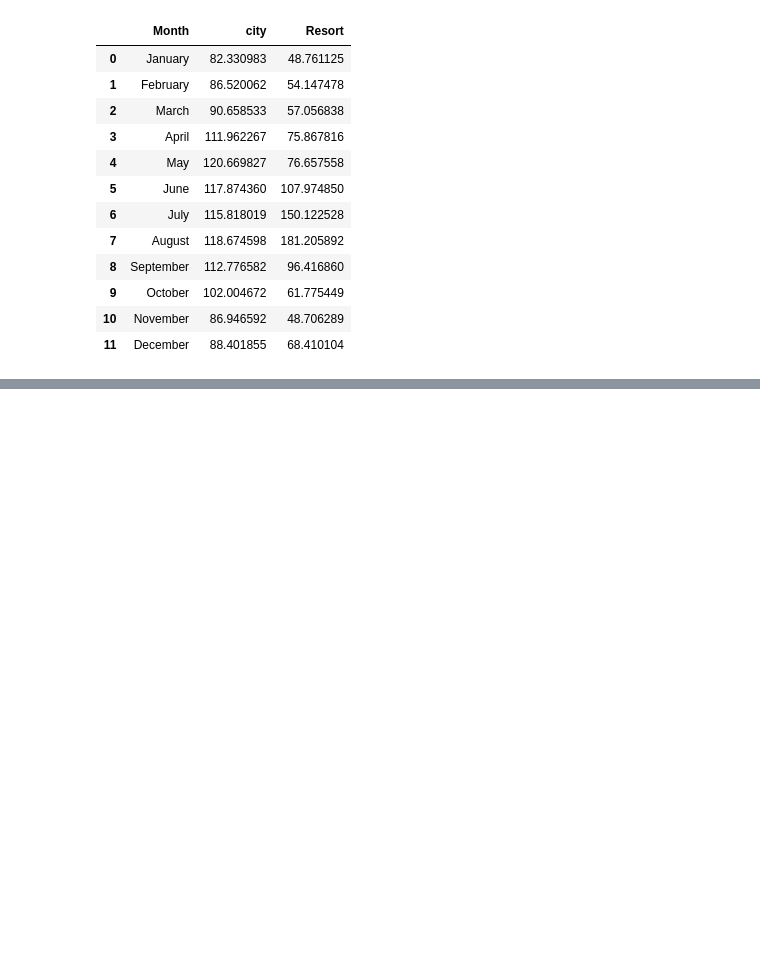
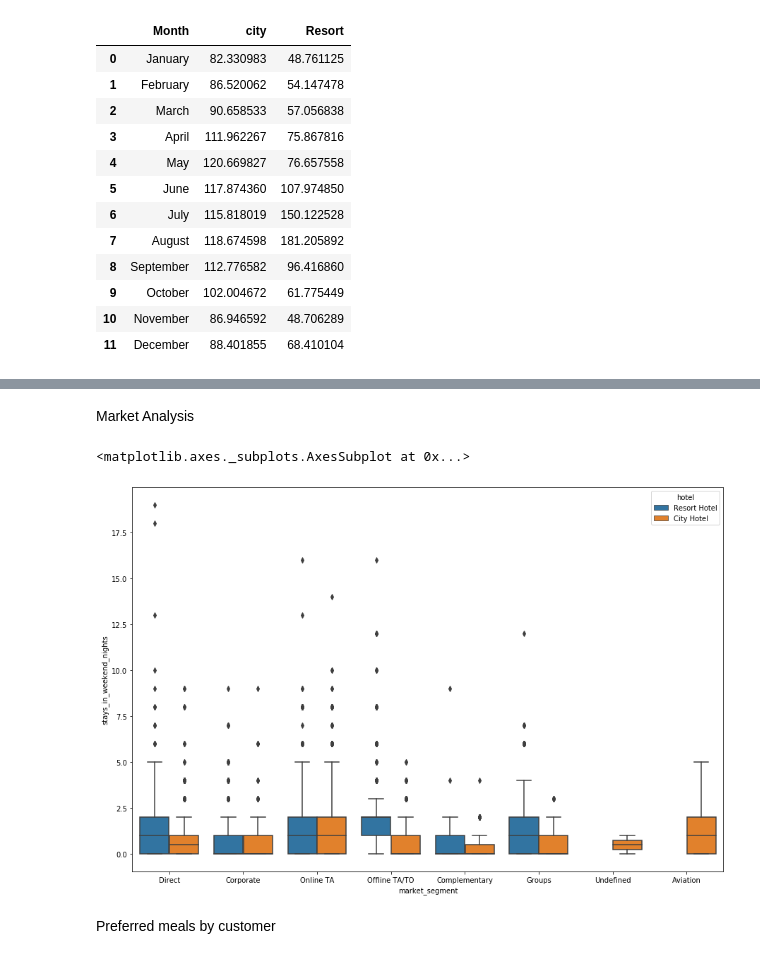
Before and after one commit to akaul98/hotel-booking, a Jupyter notebook: source.ipynb, the cells around one changed output, grey strips where cells are left out. Saved outputs shown, nothing was run; the diff lists cells and outputs as text; code cells hidden in the pictures; blank space fills up the shorter version.

Commit message:
Analysing Preference of Guests, what they basically Prefer?

```diff
--- a/source.ipynb
+++ b/source.ipynb
@@ -166,3 +167,13 @@ per_night
 px.line(per_night,x="Month",y=["city","Resort"],title="Cost of room over the year")
 # %% [output]
 [interactive output not drawn]
+# %% [markdown]
+Market Analysis
+# %%
+plt.figure(figsize=(15,10))
+sns.boxplot(x='market_segment',y="stays_in_weekend_nights",data=df,hue="hotel")
+# %% [output]
+<matplotlib.axes._subplots.AxesSubplot at 0x...>
+[figure, added]
+# %% [markdown]
+Preferred meals by customer
```
Also changed, not shown: parts of 5 cells of this notebook.
